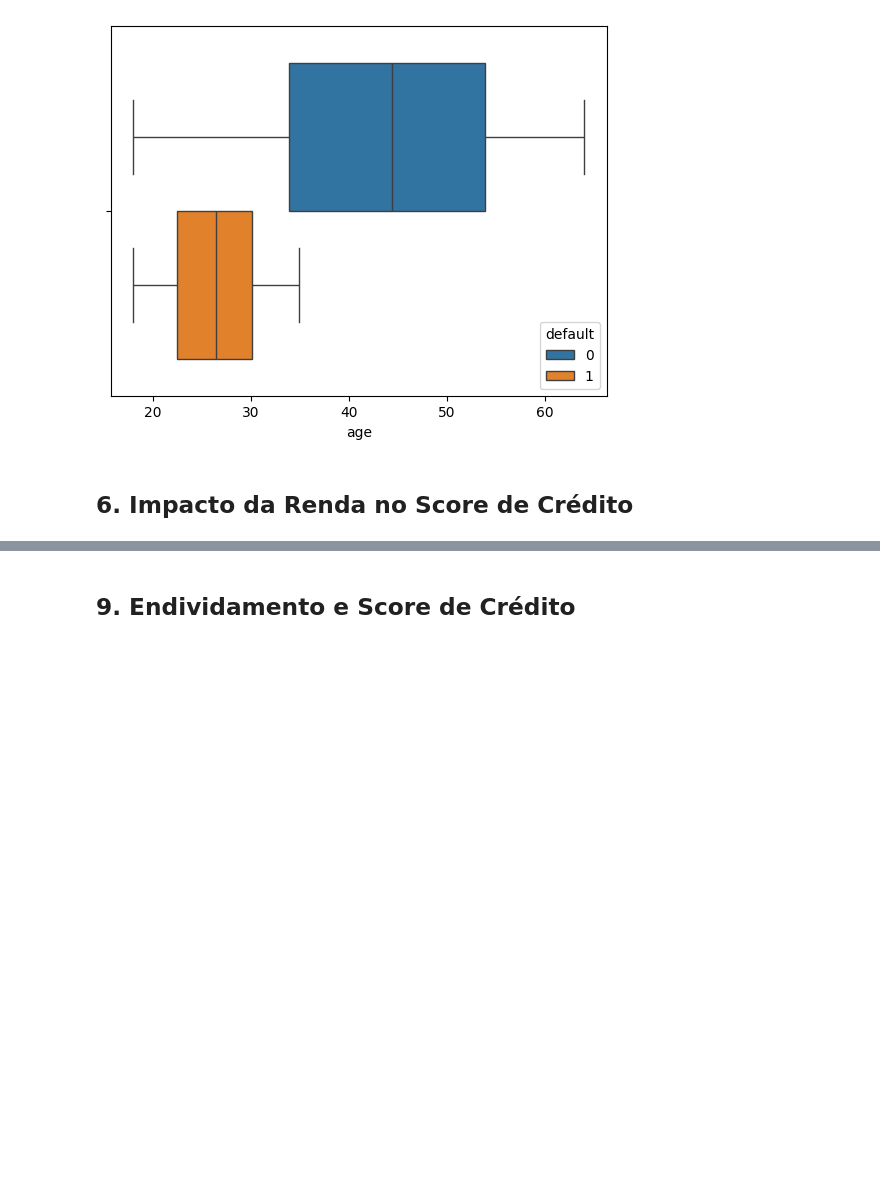
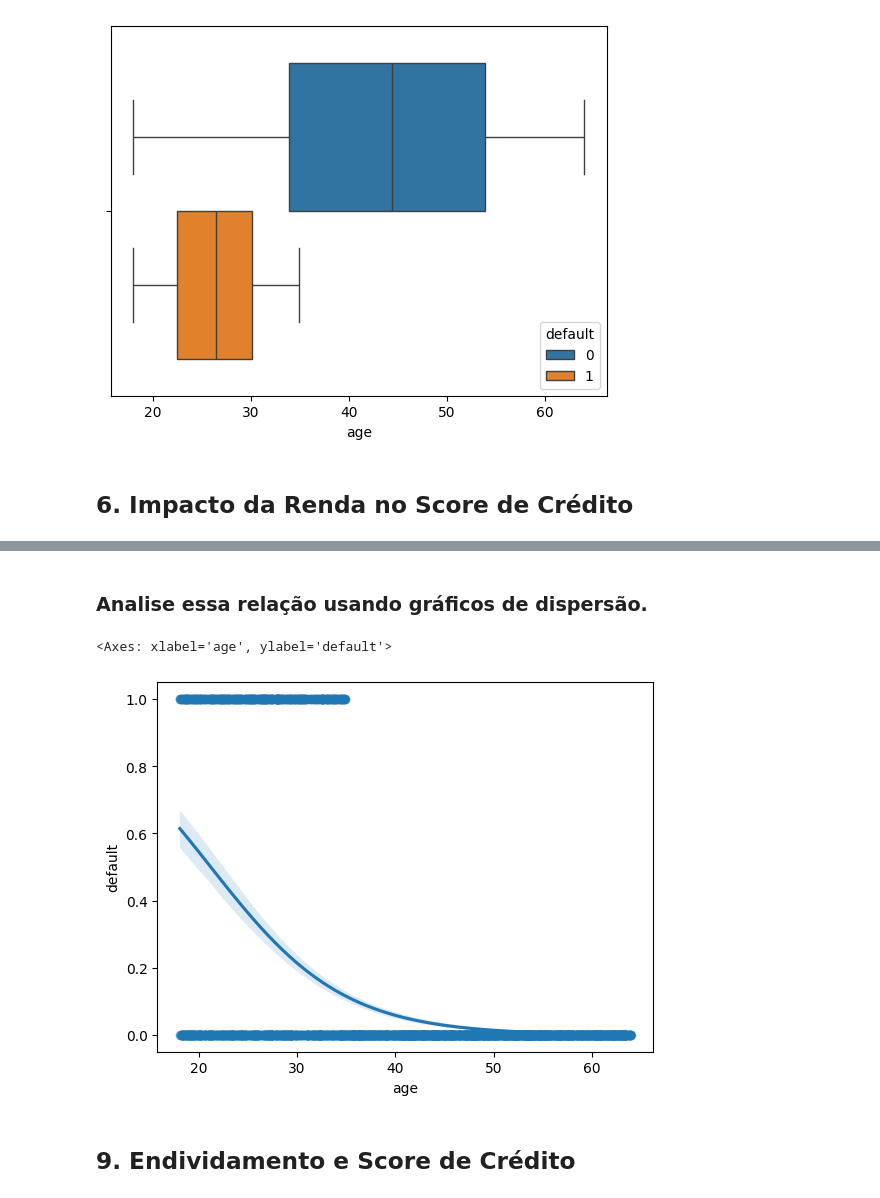
Before and after one commit to GabrielFePL/Machine-Learning-Fatec-Matao, a Jupyter notebook: DataAnalytics_Exercise_12_03.ipynb, the cells around one changed output, grey strips where cells are left out. Drawn from its saved outputs; the diff is of its cells as text; code cells hidden in the pictures; blank space fills up the shorter version.

```diff
--- a/DataAnalytics_Exercise_12_03.ipynb
+++ b/DataAnalytics_Exercise_12_03.ipynb
@@ -314,3 +363,10 @@ sns.scatterplot(data=credit_dataframe, x='income', y='default', hue='default');
+# %% [markdown]
+### Analise essa relação usando gráficos de dispersão.
+# %%
+sns.regplot(x='age', y='default', data=credit_dataframe, logistic=True, scatter_kws={'alpha':0.5})
+# %% [output]
+<Axes: xlabel='age', ylabel='default'>
+[figure, added]
 # %% [markdown]
 ## 9. Endividamento e Score de Crédito
 # %% [markdown]
```
Also changed, not shown: parts of 22 cells of this notebook.
